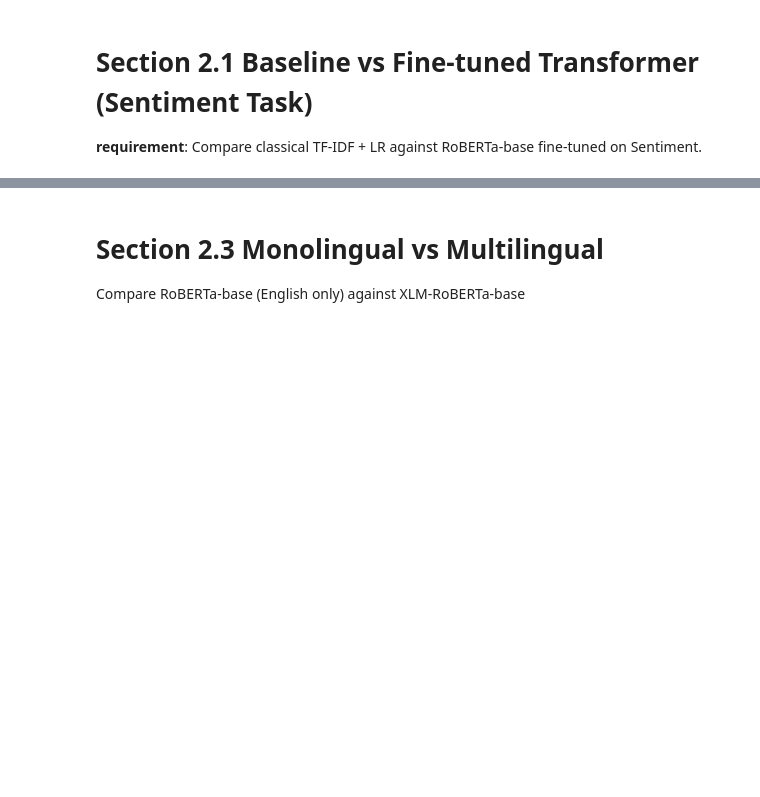
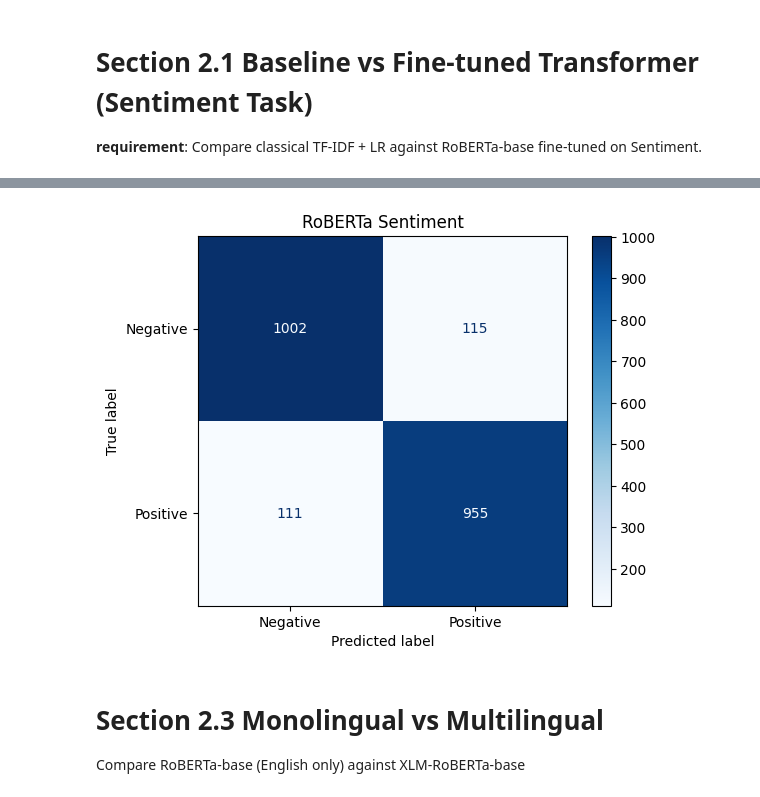
Before and after one commit to raaghavkk/UG04-NLP-COMM061, a Jupyter notebook: notebooks/akshyat_finetuning.ipynb, the cells around one changed output, grey strips where cells are left out. Drawn from its saved outputs; the diff is of its cells as text; code cells hidden in the pictures; blank space fills up the shorter version.

```diff
--- a/notebooks/akshyat_finetuning.ipynb
+++ b/notebooks/akshyat_finetuning.ipynb
@@ -210,11 +213,5 @@ roberta_run1_report, roberta_run1_preds, roberta_run1_labels, roberta_model_run1
 # %%
 # Run 2: RoBERTa-base (seed 1234)
-roberta_run2_report, roberta_run2_preds, roberta_run2_labels, roberta_model_run2, roberta_tokenizer = train_and_evaluate(
-    model_name="roberta-base",
-    train_df=train_df,
-    val_df=val_df,
-    test_df=test_df,
-    task="Sentiment",
-    seed=SEEDS[1],
-    num_epochs=3,
+roberta_report_2, roberta_preds_2, roberta_labels_2, roberta_model_2, roberta_tokenizer = train_and_evaluate(
+    "roberta-base", train_df, val_df, test_df, seed=1234
 )
@@ -245,15 +287,14 @@ print(f"RoBERTa improvement over LR baseline: +{roberta_avg_f1 - 0.84:.4f}")
 # %%
 # Confusion Matrix for best RoBERTa run
 # Use run 2 (last run) swap to run 1 if it scores higher
-cm = confusion_matrix(roberta_run2_labels, roberta_run2_preds)
-fig, ax = plt.subplots(figsize=(5, 4))
-disp = ConfusionMatrixDisplay(cm, display_labels=["Negative (0)", "Positive (1)"])
-disp.plot(cmap="Blues", ax=ax)
-ax.set_title("RoBERTa-base — Sentiment (Section 2.1)")
-plt.tight_layout()
-plt.savefig("cm_roberta_sentiment_21.png", dpi=150)
+cm = confusion_matrix(roberta_labels_2, roberta_preds_2)
+ConfusionMatrixDisplay(cm, display_labels=["Negative", "Positive"]).plot(cmap="Blues")
+
+plt.title("RoBERTa Sentiment")
+plt.savefig("cm_roberta_sentiment.png")
 plt.show()
-print("Saved confusion matrix.")
+# %% [output]
+[figure, added]
 # %% [markdown]
 
 # Section 2.3  Monolingual vs Multilingual
```
Also changed, not shown: parts of 25 cells of this notebook.
